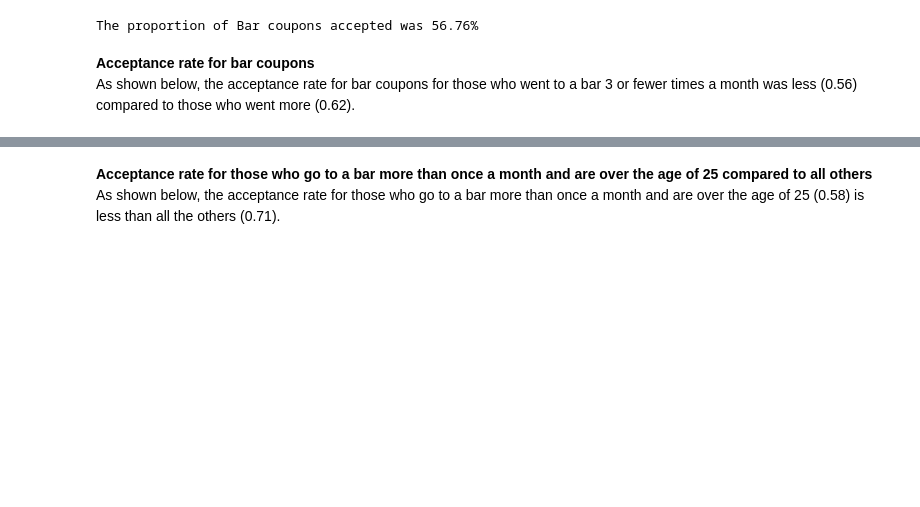
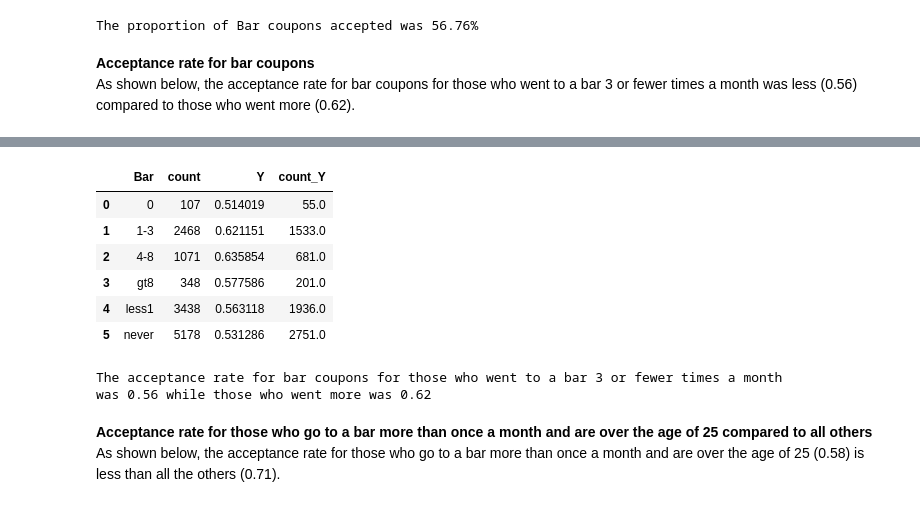
Before and after one commit to RonaldoBantayan27/Mauban1, a Jupyter notebook: 2Accept_Coupons.ipynb, the cells around one changed output, grey strips where cells are left out. Saved outputs shown, nothing was run; the diff lists cells and outputs as text; code cells hidden in the pictures; blank space fills up the shorter version.

Commit message:
Updated acceptance rate bar coupons

```diff
--- a/2Accept_Coupons.ipynb
+++ b/2Accept_Coupons.ipynb
@@ -1189,3 +1158,31 @@ For those who went more, the acceptance rate was 0.62
+# %%
+merged_Bar['count_Y'] = merged_Bar['count'] * merged_Bar['Y']
+merged_Bar_reset = merged_Bar.reset_index()
+merged_Bar_reset
+# %% [output]
+|  | Bar | count | Y | count_Y |
+| 0 | 0 | 107 | 0.514019 | 55.0 |
+| 1 | 1-3 | 2468 | 0.621151 | 1533.0 |
+| 2 | 4-8 | 1071 | 0.635854 | 681.0 |
+| 3 | gt8 | 348 | 0.577586 | 201.0 |
+| 4 | less1 | 3438 | 0.563118 | 1936.0 |
+| 5 | never | 5178 | 0.531286 | 2751.0 |
+# %%
+# computation of the acceptance rate for bar coupons for those who went to a bar 3 or fewer times a month
+# compared to those who went more
+went_3_or_fewer = ['1-3','less1','never','0']
+went_more = ['4-8','gt8']
+accepted_coupons_fewer = merged_Bar_reset.query('Bar in @went_3_or_fewer')['count_Y'].sum()
+accepted_coupons_more = merged_Bar_reset.query('Bar in @went_more')['count_Y'].sum()
+total_coupons_fewer = merged_Bar_reset.query('Bar in @went_3_or_fewer')['count'].sum()
+total_coupons_more = merged_Bar_reset.query('Bar in @went_more')['count'].sum()
+acceptance_rate_fewer = accepted_coupons_fewer / total_coupons_fewer
+acceptance_rate_more = accepted_coupons_more / total_coupons_more
+print(f'The acceptance rate for bar coupons for those who went to a bar 3 or fewer times a month')
+print(f'was {round(acceptance_rate_fewer, 2)} while those who went more was {round(acceptance_rate_more, 2)}')
+# %% [output]
+The acceptance rate for bar coupons for those who went to a bar 3 or fewer times a month
+was 0.56 while those who went more was 0.62
 # %% [markdown]
 **Acceptance rate for those who go to a bar more than once a month and are over the age of 25 compared to all others**
 As shown below, the acceptance rate for those who go to a bar more than once a month and are over the age of 25 (0.58) is less than all the others (0.71).
```
Also changed, not shown: parts of 9 cells of this notebook.
